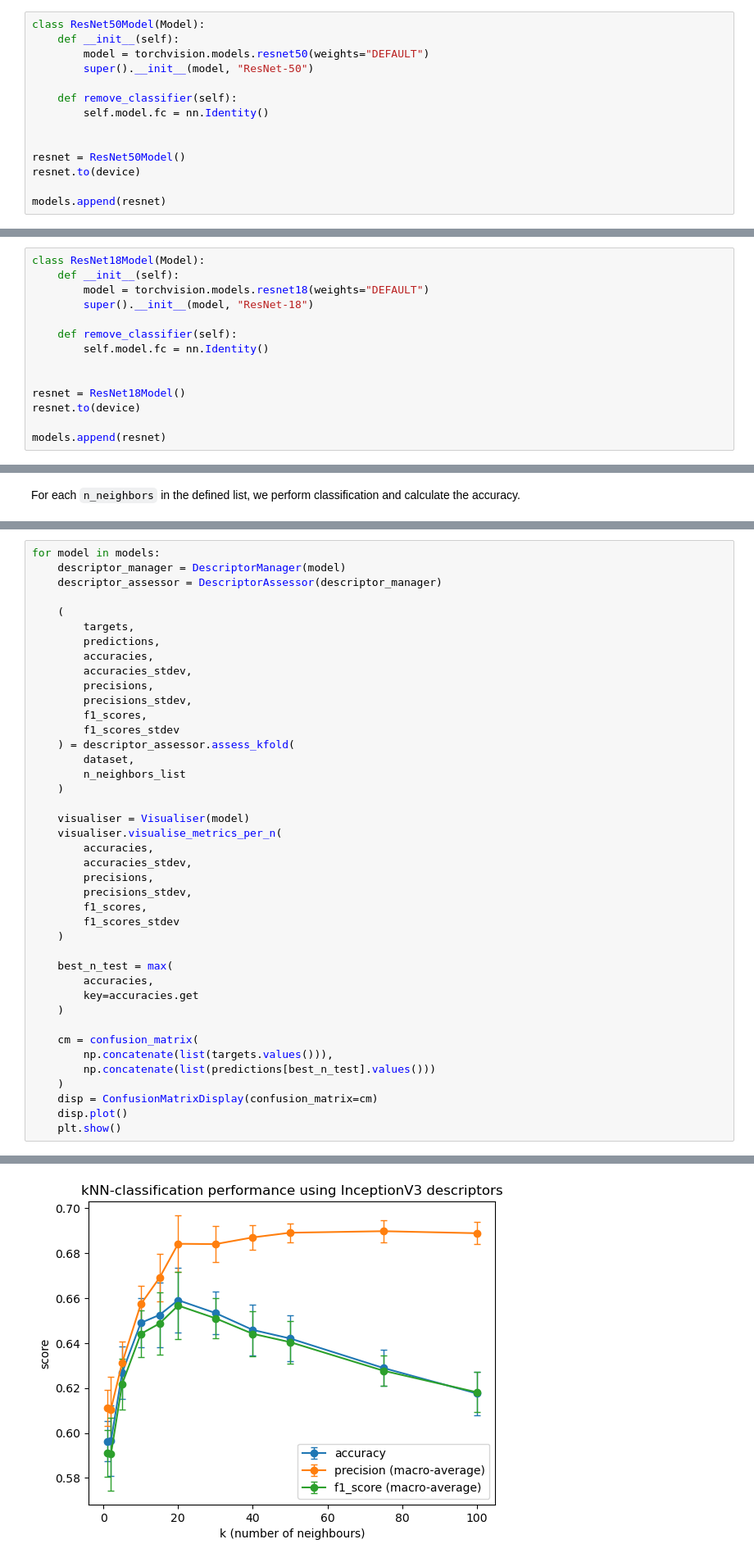
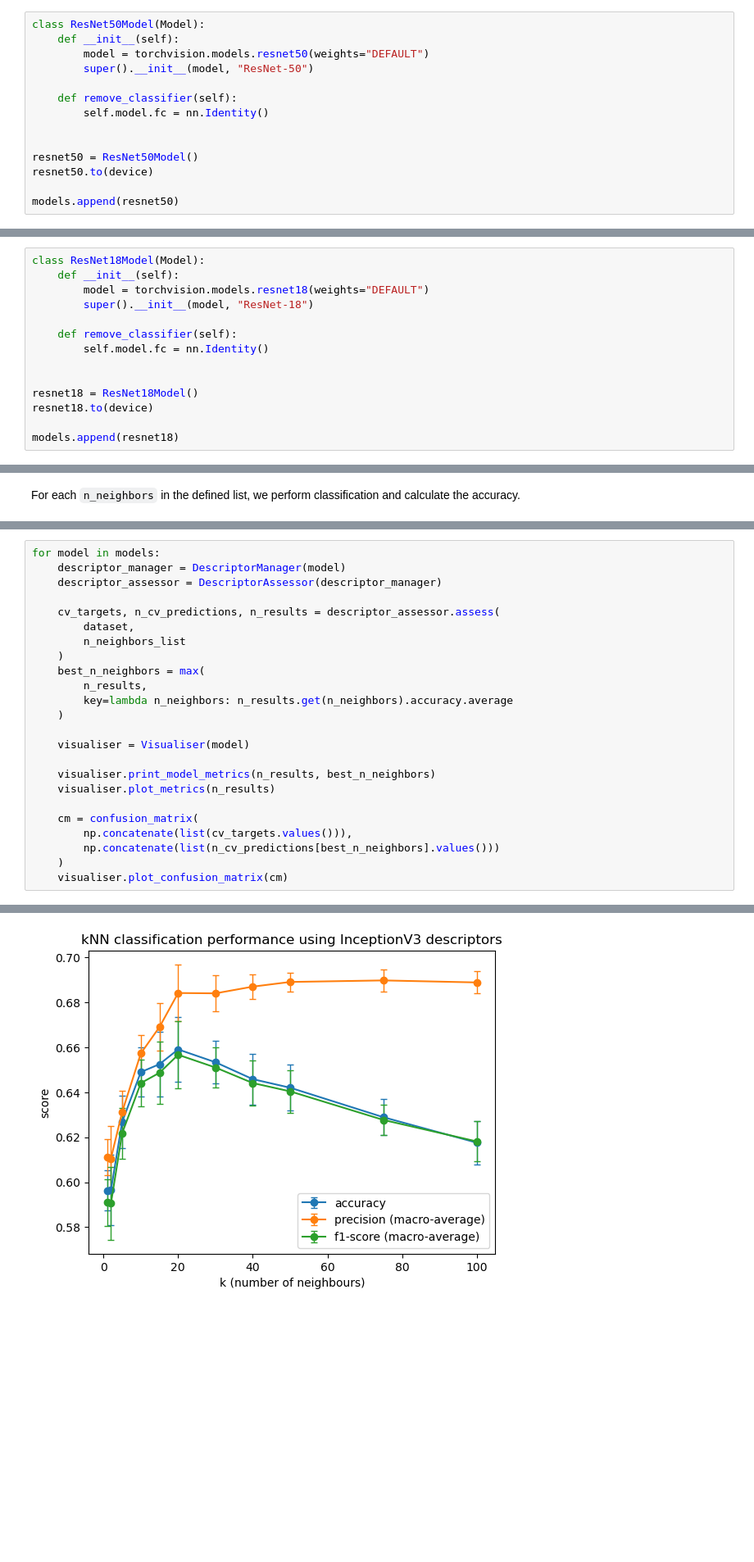
Before and after one commit to gilians/2022-1B-DS-CIRI-Project, a Jupyter notebook: CIRI.ipynb, the cells around one changed output, grey strips where cells are left out. Shown: that part at 82% size. Saved outputs shown, nothing was run; the diff lists cells and outputs as text; blank space fills up the shorter version.

Commit message:
Refactor assessment and visualisation code

```diff
--- a/CIRI.ipynb
+++ b/CIRI.ipynb
@@ -228,10 +228,10 @@ class ResNet50Model(Model):
         self.model.fc = nn.Identity()
 
 
-resnet = ResNet50Model()
-resnet.to(device)
+resnet50 = ResNet50Model()
+resnet50.to(device)
 
-models.append(resnet)
+models.append(resnet50)
 # %% [markdown]
 ### ResNet-18
 # %%
@@ -244,10 +244,10 @@ class ResNet18Model(Model):
         self.model.fc = nn.Identity()
 
 
-resnet = ResNet18Model()
-resnet.to(device)
+resnet18 = ResNet18Model()
+resnet18.to(device)
 
-models.append(resnet)
+models.append(resnet18)
 # %% [markdown]
 ## Baseline
 
@@ -530,40 +632,23 @@ for model in models:
     descriptor_manager = DescriptorManager(model)
     descriptor_assessor = DescriptorAssessor(descriptor_manager)
 
-    (
-        targets,
-        predictions,
-        accuracies,
-        accuracies_stdev,
-        precisions,
-        precisions_stdev,
-        f1_scores,
-        f1_scores_stdev
-    ) = descriptor_assessor.assess_kfold(
+    cv_targets, n_cv_predictions, n_results = descriptor_assessor.assess(
         dataset,
         n_neighbors_list
     )
+    best_n_neighbors = max(
+        n_results,
+        key=lambda n_neighbors: n_results.get(n_neighbors).accuracy.average
+    )
 
     visualiser = Visualiser(model)
-    visualiser.visualise_metrics_per_n(
-        accuracies,
-        accuracies_stdev,
-        precisions,
-        precisions_stdev,
-        f1_scores,
-        f1_scores_stdev
-    )
 
-    best_n_test = max(
-        accuracies,
-        key=accuracies.get
-    )
+    visualiser.print_model_metrics(n_results, best_n_neighbors)
+    visualiser.plot_metrics(n_results)
 
     cm = confusion_matrix(
-        np.concatenate(list(targets.values())),
-        np.concatenate(list(predictions[best_n_test].values()))
+        np.concatenate(list(cv_targets.values())),
+        np.concatenate(list(n_cv_predictions[best_n_neighbors].values()))
     )
-    disp = ConfusionMatrixDisplay(confusion_matrix=cm)
-    disp.plot()
-    plt.show()
+    visualiser.plot_confusion_matrix(cm)
 # %% [output]
@@ -606,2 +681,2 @@ InceptionV3 F1-score for 100-neighbor classification: 0.6181312607255682
-[figure, old version]
+[figure, new version]
 [figure]
```
Also changed, not shown: parts of 3 cells of this notebook.
